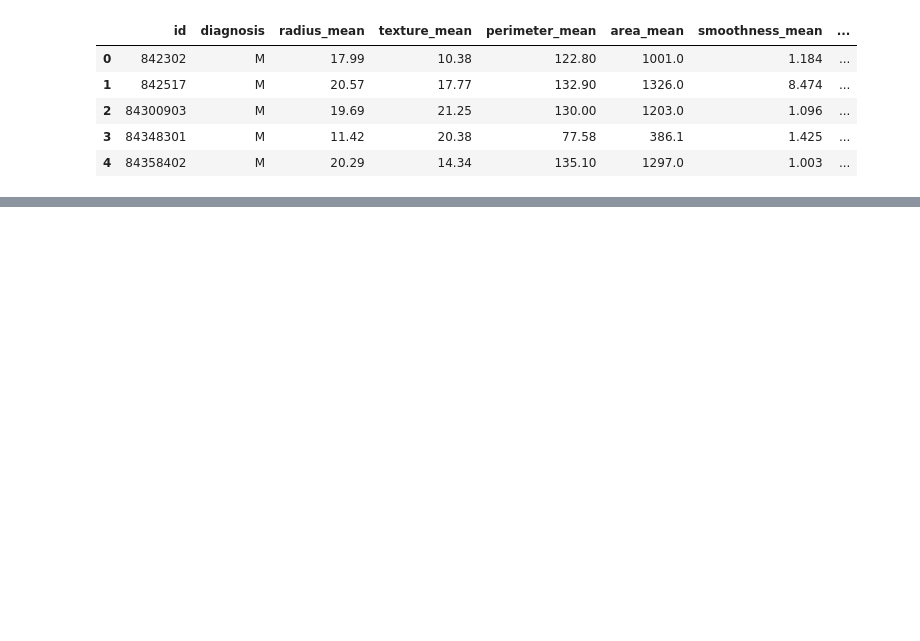
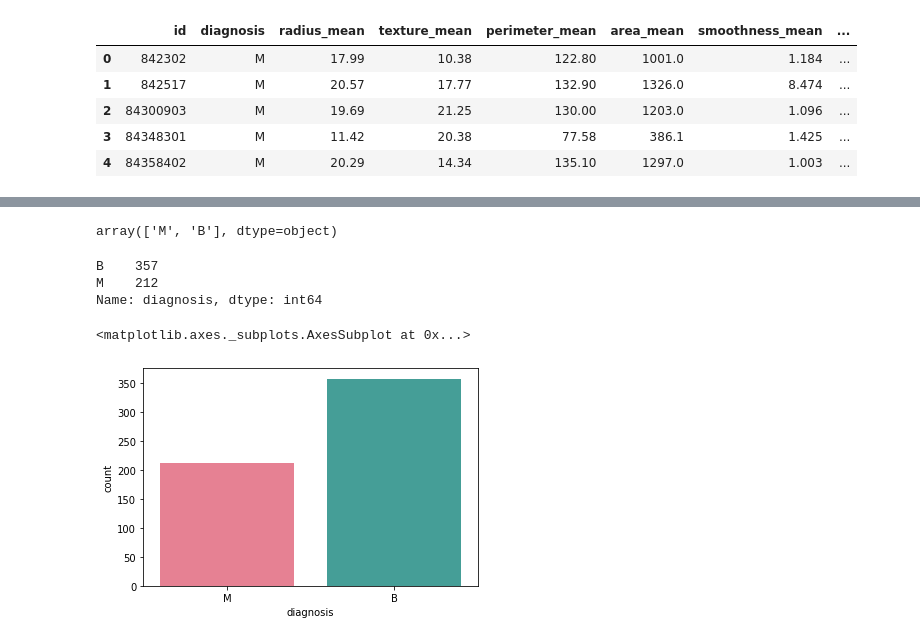
Before and after one commit to ganinurfadli/Data-Preparation, a Jupyter notebook: Data_preparation.ipynb, the cells around one changed output, grey strips where cells are left out. Cells and saved outputs as stored; diff of their text form; code cells hidden in the pictures; blank space fills up the shorter version.

Commit message:
add visualitation and feature selecting

```diff
--- a/Data_preparation.ipynb
+++ b/Data_preparation.ipynb
@@ -36,0 +71,15 @@ dataframe.head()
+# %%
+dataframe.diagnosis.unique()
+# %% [output]
+array(['M', 'B'], dtype=object)
+# %%
+dataframe['diagnosis'].value_counts()
+# %% [output]
+B    357
+M    212
+Name: diagnosis, dtype: int64
+# %%
+sns.countplot(dataframe['diagnosis'], palette='husl')
+# %% [output]
+<matplotlib.axes._subplots.AxesSubplot at 0x...>
+[figure, added]
```
Also changed, not shown: parts of 24 cells of this notebook.
